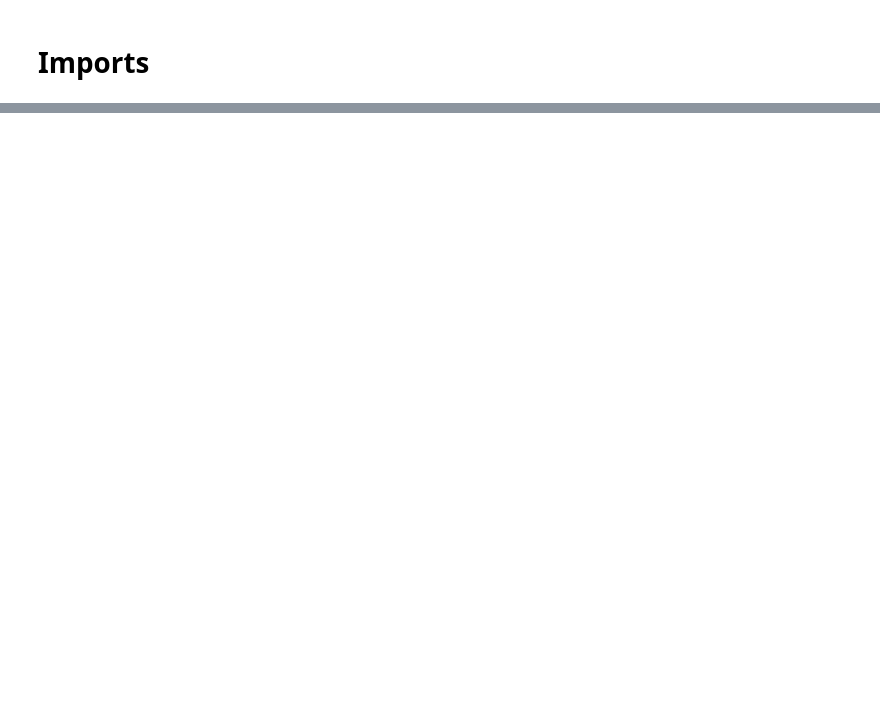
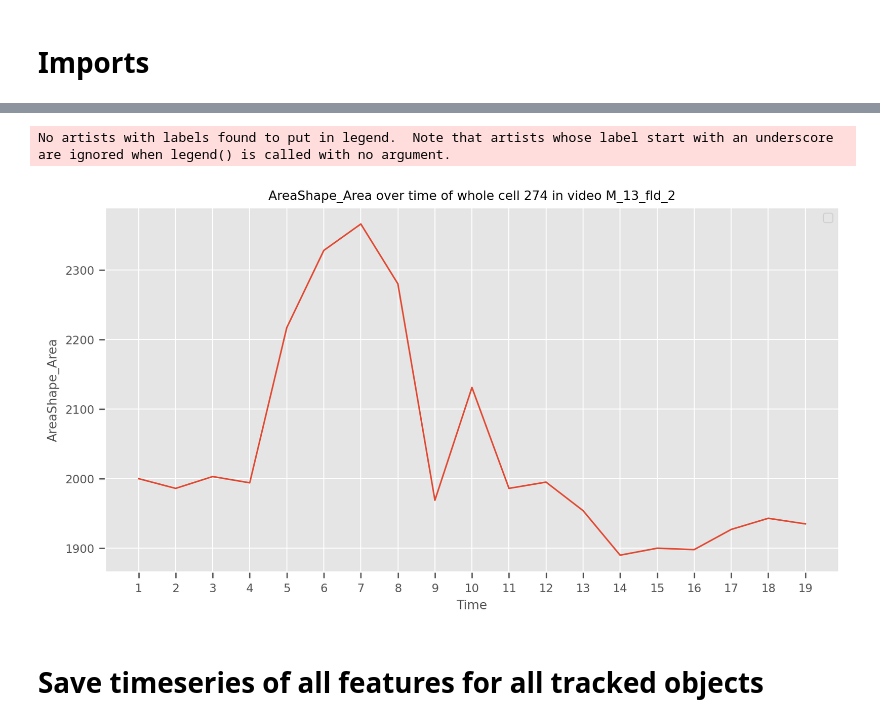
Before and after one commit to thethomasboyer/CellProfiler_GaussianProxy_analyses, a Jupyter notebook: plot_trajectories.ipynb, the cells around one changed output, grey strips where cells are left out. Drawn from its saved outputs; the diff is of its cells as text; code cells hidden in the pictures; blank space fills up the shorter version.

Commit message:
no lifetime filtering and full features

```diff
--- a/plot_trajectories.ipynb
+++ b/plot_trajectories.ipynb
@@ -113,0 +382,7 @@ plt.show()
+# %%
+mask_objects_with_full_lifetime = df["TrackObjects_FinalAge_10"] == 19
+objects_with_full_lifetime_ids = df.loc[
+    mask_objects_with_full_lifetime, "global_object_id"
+].unique()
+print(len(objects_with_full_lifetime_ids))
+objects_with_full_lifetime_ids  # these are all objects IDs with full lifetime (19)
@@ -113,0 +394,3 @@ plt.show()
+# %%
+df_full_lifetimes = df[df["global_object_id"].isin(objects_with_full_lifetime_ids)]
+df_full_lifetimes
@@ -113,0 +435,3 @@ plt.show()
+# %%
+df_this_vid = df_full_lifetimes.query(f"Metadata_VideoID == '{video_id}'")
+df_this_vid
@@ -113,0 +456,3 @@ plt.show()
+# %%
+df_this_vid_this_object = df_this_vid.query(f"TrackObjects_Label_10 == {object_number}")
+df_this_vid_this_object
@@ -113,0 +502,18 @@ plt.show()
+# %%
+plt.figure(dpi=200, figsize=(10, 5))
+
+plt.plot(df_this_vid_this_object[feature].reset_index(drop=True))
+plt.xticks(
+    ticks=range(len(df_this_vid_this_object)),
+    labels=range(1, len(df_this_vid_this_object) + 1),
+)
+plt.title(f"{feature} over time of whole cell {int(float(object_number))} in video {video_id}")
+plt.ylabel(f"{feature}")
+plt.xlabel("Time")
+plt.legend(loc="upper right")
+plt.show()
+# %% [output]
+No artists with labels found to put in legend.  Note that artists whose label start with an underscore are ignored when legend() is called with no argument.
+[figure, added]
+# %% [markdown]
+# Save timeseries of all features for all tracked objects
```
Also changed, not shown: parts of 69 cells of this notebook, 3 other files.
